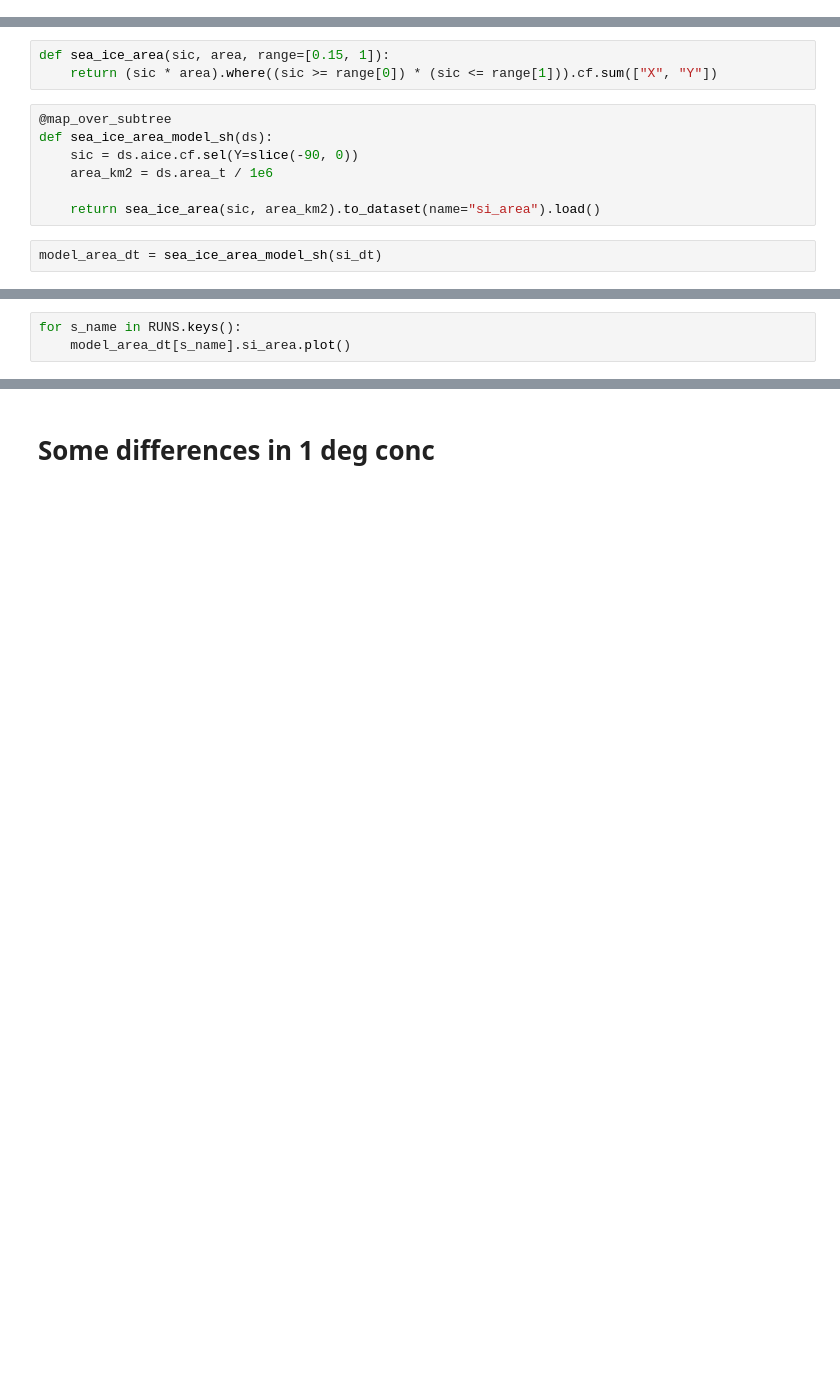
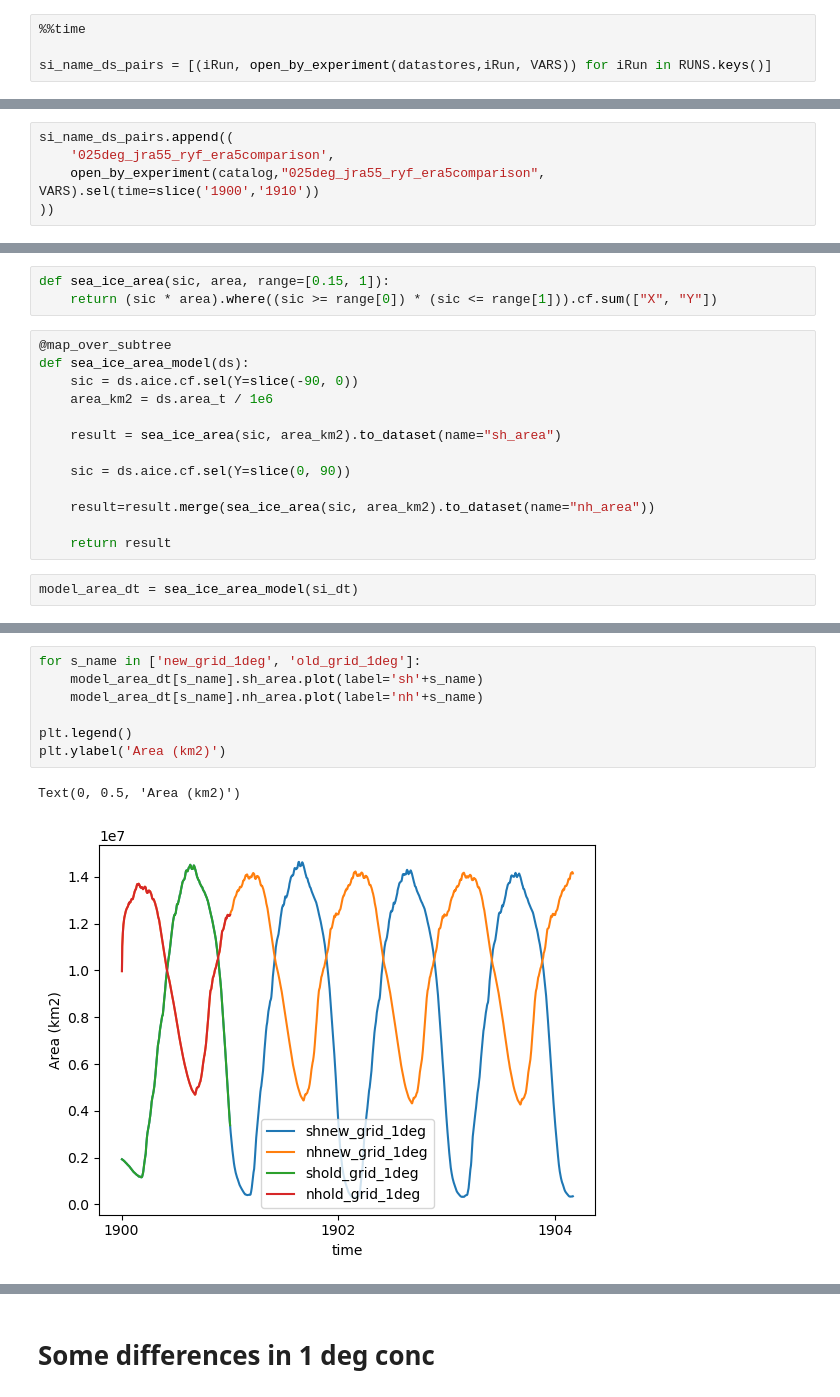
Before and after one commit to anton-seaice/sandbox, a Jupyter notebook: new_cice_grid/new-grid-intake-cat.ipynb, the cells around one changed output, grey strips where cells are left out. Saved outputs shown, nothing was run; the diff lists cells and outputs as text; blank space fills up the shorter version.

Commit message:
comparisons and tidyup

```diff
--- a/new_cice_grid/new-grid-intake-cat.ipynb
+++ b/new_cice_grid/new-grid-intake-cat.ipynb
@@ -133,0 +148,4 @@ KeyError: 0
+# %%
+%%time
+
+si_name_ds_pairs = [(iRun, open_by_experiment(datastores,iRun, VARS)) for iRun in RUNS.keys()]
@@ -133,0 +179,5 @@ KeyError: 0
+# %%
+si_name_ds_pairs.append((
+    '025deg_jra55_ryf_era5comparison',
+    open_by_experiment(catalog,"025deg_jra55_ryf_era5comparison", VARS).sel(time=slice('1900','1910'))
+))
@@ -140,10 +193,16 @@ def sea_ice_area(sic, area, range=[0.15, 1]):
     return (sic * area).where((sic >= range[0]) * (sic <= range[1])).cf.sum(["X", "Y"])
 # %%
 @map_over_subtree
-def sea_ice_area_model_sh(ds):
+def sea_ice_area_model(ds):
     sic = ds.aice.cf.sel(Y=slice(-90, 0))
     area_km2 = ds.area_t / 1e6
 
-    return sea_ice_area(sic, area_km2).to_dataset(name="si_area").load()
+    result = sea_ice_area(sic, area_km2).to_dataset(name="sh_area")
+
+    sic = ds.aice.cf.sel(Y=slice(0, 90))
+
+    result=result.merge(sea_ice_area(sic, area_km2).to_dataset(name="nh_area"))
+
+    return result
 # %%
-model_area_dt = sea_ice_area_model_sh(si_dt)
+model_area_dt = sea_ice_area_model(si_dt)
@@ -152,3 +211,10 @@ NameError: name 'si_dt' is not defined
 # %%
-for s_name in RUNS.keys():
-    model_area_dt[s_name].si_area.plot()
+for s_name in ['new_grid_1deg', 'old_grid_1deg']:
+    model_area_dt[s_name].sh_area.plot(label='sh'+s_name)
+    model_area_dt[s_name].nh_area.plot(label='nh'+s_name)
+
+plt.legend()
+plt.ylabel('Area (km2)')
+# %% [output]
+Text(0, 0.5, 'Area (km2)')
+[figure, added]
```
Also changed, not shown: parts of 43 cells of this notebook.
